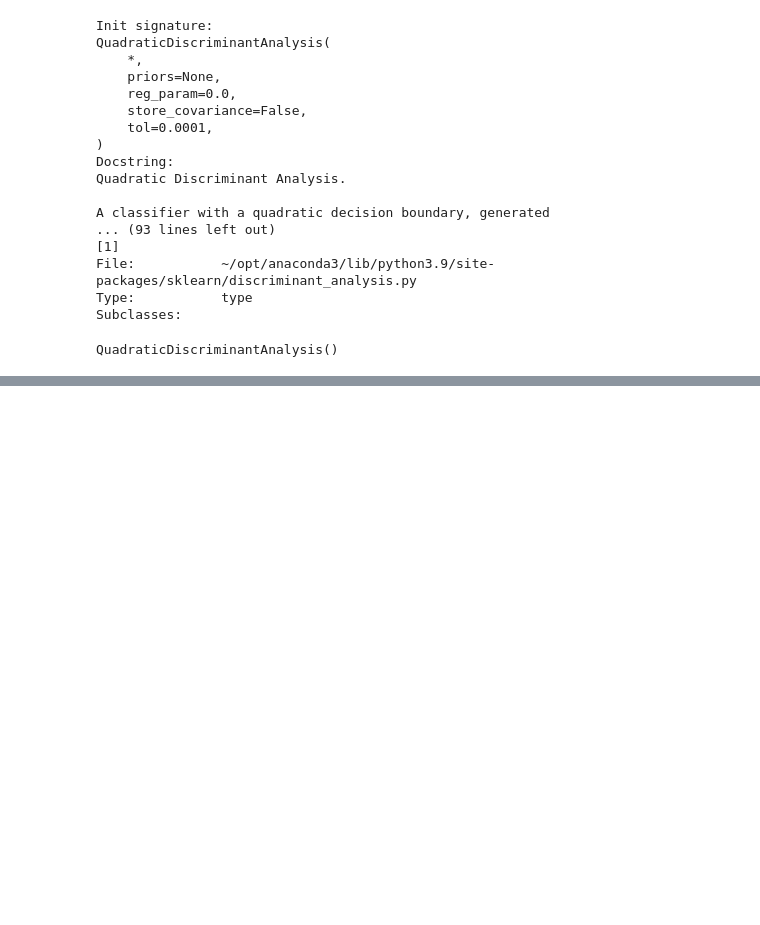
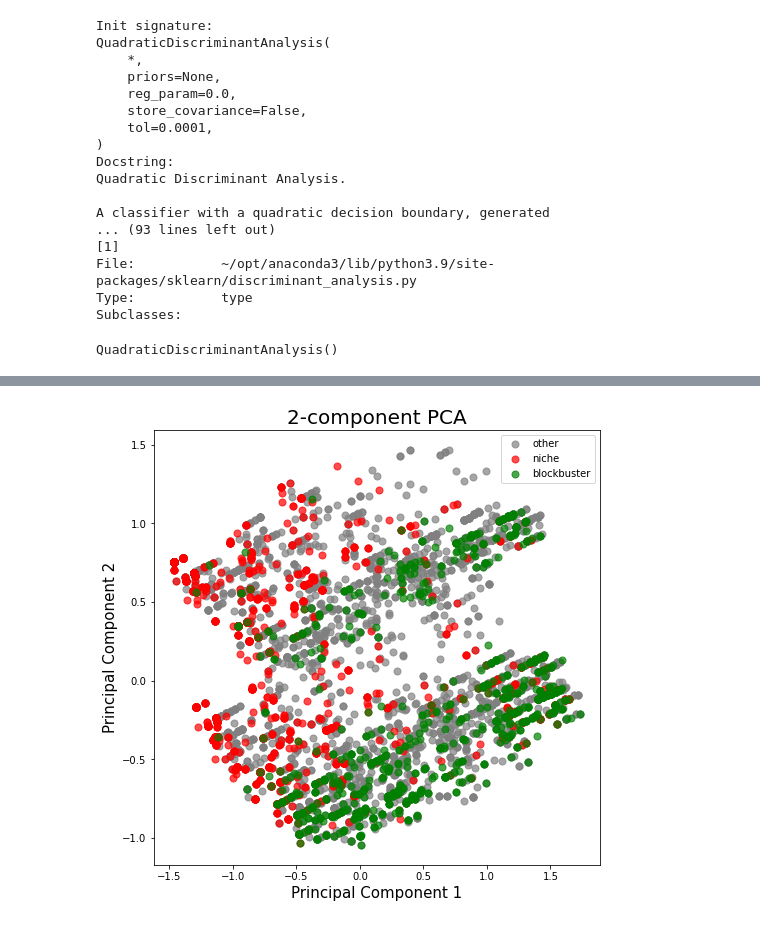
Before and after one commit to eric-martinet/Project7_SupervisedLearningNetflix, a Jupyter notebook: notebook/Netflix_QuadracticDiscriminantAnalysis.ipynb, the cells around one changed output, grey strips where cells are left out. Saved outputs shown, nothing was run; the diff lists cells and outputs as text; code cells hidden in the pictures; blank space fills up the shorter version.

```diff
--- a/notebook/Netflix_QuadracticDiscriminantAnalysis.ipynb
+++ b/notebook/Netflix_QuadracticDiscriminantAnalysis.ipynb
@@ -7,7 +7,7 @@ import seaborn as sns
 import re
 # %%
 # DATA IMPORT
-netflix = pd.read_csv('./data/Netflix.csv')
+netflix = pd.read_csv('../data/Netflix.csv')
 netflix.drop('Unnamed: 0', axis = 1, inplace=True)
 netflix.head()
 # %% [output]
@@ -115,0 +114,11 @@ Confusion matrix
+# %%
+## Feature selection: PCA
+
+from sklearn.decomposition import PCA
+features = X
+
+pca = PCA(n_components=2)
+components = pca.fit_transform(X)
+
+pca_data = pd.DataFrame(data = components, columns = ['pc1', 'pc2'])
+pca_data
@@ -115,0 +139,4 @@ Confusion matrix
+# %%
+### Create dataframe with principal components and target variable
+netflix_pca = pd.concat([pca_data, netflix[['category']]], axis = 1)
+netflix_pca
@@ -115,0 +188,25 @@ Confusion matrix
+# %%
+### Better accuracy and no overfit. Sensitivity / recall is good, precision OK.
+### However the model does not seem to detect 'niche' class.
+### Let's plot it.
+
+fig = plt.figure(figsize = (8,8))
+ax = fig.add_subplot(1,1,1)
+ax.set_xlabel('Principal Component 1', fontsize = 15)
+ax.set_ylabel('Principal Component 2', fontsize = 15)
+ax.set_title('2-component PCA', fontsize = 20)
+categories = y_train.unique()
+colors = ['grey', 'red', 'green']
+d = dict()
+for category, color in zip(categories,colors):
+    indicesToKeep = netflix_pca['category'] == category
+    d[category] = len(indicesToKeep)
+    ax.scatter(netflix_pca.loc[indicesToKeep, 'pc1']
+               , netflix_pca.loc[indicesToKeep, 'pc2']
+               , c = color
+               , s = 50
+               , alpha = 0.7)
+ax.legend(categories)
+plt.show()
+# %% [output]
+[figure, added]
```
Also changed, not shown: parts of 7 cells of this notebook, 8 other files.
